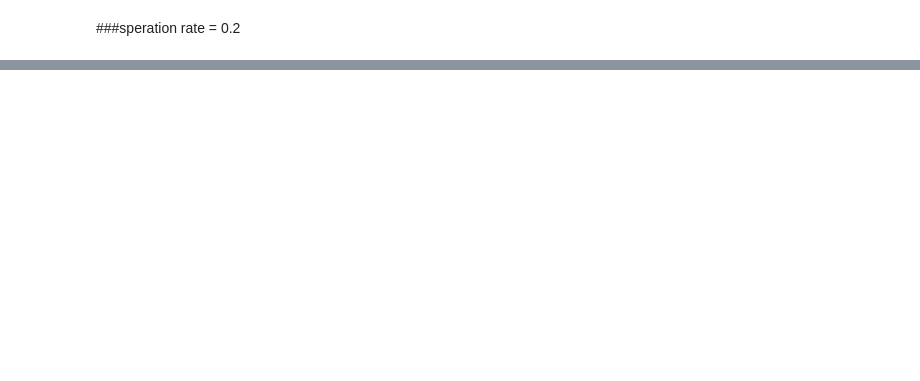
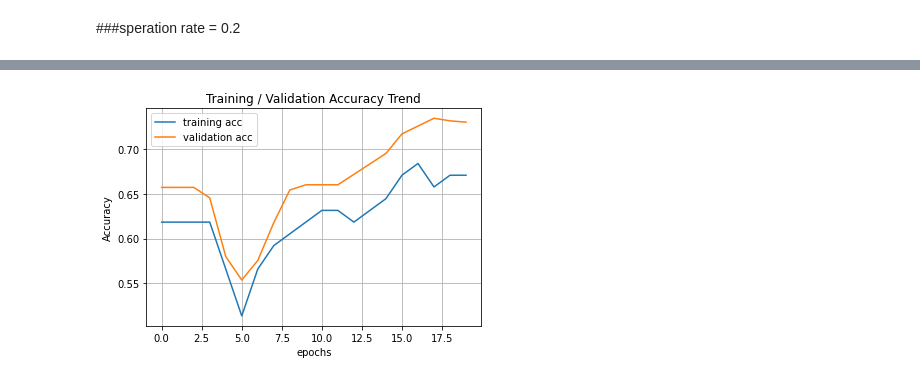
Before and after one commit to HIsu1231/AI_INOVATION_SQUARE, a Jupyter notebook: overfitting.ipynb, the cells around one changed output, grey strips where cells are left out. Drawn from its saved outputs; the diff is of its cells as text; code cells hidden in the pictures; blank space fills up the shorter version.

```diff
--- a/overfitting.ipynb
+++ b/overfitting.ipynb
@@ -552,0 +532,11 @@ plt.show()
+# %%
+test_seperation_rate = 0.9
+
+data_obj3 = DataGeneration('Diabetes','drive/My Drive/AI_INOVATION_SQUARE/prac/(200309)diabetes.csv',test_seperation_rate)
+
+(training_data,test_data) = data_obj3.generate()
+
+print("================================================================")
+print("training data.shape = ", training_data.shape)
+print("test data.shape = ",test_data.shape)
+print("================================================================")
@@ -552,0 +623,12 @@ plt.show()
+# %%
+plt.title('Training / Validation Accuracy Trend')
+plt.xlabel('epochs')
+plt.ylabel('Accuracy')
+plt.grid()
+plt.plot(accuracy_val_list)
+plt.plot(validation_accuracy_val_list)
+plt.legend(['training acc','validation acc'])
+
+plt.show()
+# %% [output]
+[figure, added]
```
Also changed, not shown: parts of 13 cells of this notebook.
